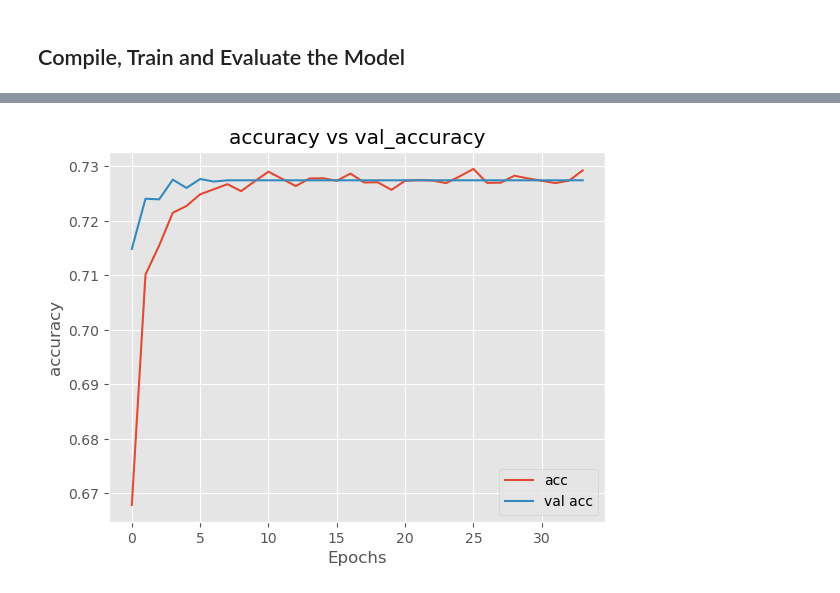
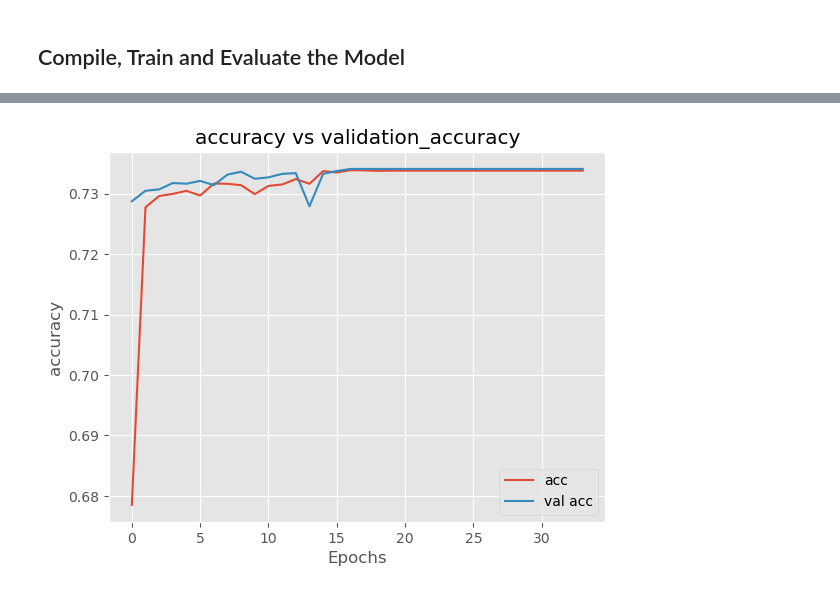
Before and after one commit to BMO777/deep-learning-challenge, a Jupyter notebook: Deep_Learning/AlphabetSoupCharity_Optimization.ipynb, the cells around one changed output, grey strips where cells are left out. Cells and saved outputs as stored; diff of their text form; code cells hidden in the pictures.

```diff
--- a/Deep_Learning/AlphabetSoupCharity_Optimization.ipynb
+++ b/Deep_Learning/AlphabetSoupCharity_Optimization.ipynb
@@ -171,29 +175,31 @@ X_test_scaled = X_scaler.transform(X_test)
 # %%
 # Define the model - deep neural net, i.e., the number of input features and hidden nodes for each layer.
 number_input_features = X_train.shape[1]
-hidden_nodes_layer1 =  160
-hidden_nodes_layer2 = 80
-hidden_nodes_layer3 = 40
+hidden_nodes_layer1 = 512
+hidden_nodes_layer2 = 512//2
+hidden_nodes_layer3 = 512//4
+hidden_nodes_layer4 = 512//8
+hidden_nodes_layer5 = 512//16
 
 nn = tf.keras.models.Sequential()
 
 # First hidden layer
-nn.add(tf.keras.layers.Dense(units=hidden_nodes_layer1, input_dim=number_input_features, activation='leaky_relu'))
-nn.add(tf.keras.layers.Dropout(0.3))
+nn.add(tf.keras.layers.Dense(units=hidden_nodes_layer1, input_dim=number_input_features, activation='relu'))
+nn.add(tf.keras.layers.BatchNormalization())
 # Second hidden layer
-nn.add(tf.keras.layers.Dense(units=hidden_nodes_layer2, activation='leaky_relu'))
-nn.add(tf.keras.layers.Dropout(0.3))
+nn.add(tf.keras.layers.Dense(units=hidden_nodes_layer2, activation='relu'))
+nn.add(tf.keras.layers.BatchNormalization())
 # Third hidden layer
-nn.add(tf.keras.layers.Dense(units=hidden_nodes_layer3, activation='leaky_relu'))
-nn.add(tf.keras.layers.Dropout(0.3))
+nn.add(tf.keras.layers.Dense(units=hidden_nodes_layer3, activation='relu'))
+nn.add(tf.keras.layers.BatchNormalization())
 # hidden layer 4
-nn.add(tf.keras.layers.Dense(units=20, activation='leaky_relu'))
-nn.add(tf.keras.layers.Dropout(0.3))
+nn.add(tf.keras.layers.Dense(units=hidden_nodes_layer4, activation='relu'))
+nn.add(tf.keras.layers.BatchNormalization())
 # hidden layer 5
-nn.add(tf.keras.layers.Dense(units=10, activation="leaky_relu"))
+nn.add(tf.keras.layers.Dense(units=hidden_nodes_layer5, activation="relu"))
 
 # Output layer"
-nn.add(tf.keras.layers.Dense(units=1, activation="tanh"))
+nn.add(tf.keras.layers.Dense(units=1, activation="sigmoid"))
 
 
 # Check the structure of the model
@@ -231,7 +241,7 @@ _________________________________________________________________
 nn.compile(loss="binary_crossentropy", optimizer="adam", metrics=["accuracy"])
 # %%
 #add halt training method to reduce unneeded epochs based on loss plateau https://stackoverflow.com/questions/66530274/tricks-to-improve-cnn-model-performance
-es=tf.keras.callbacks.EarlyStopping( monitor="val_loss", patience=3,
+es=tf.keras.callbacks.EarlyStopping( monitor="val_loss", patience=10,
                                      verbose=1,  restore_best_weights=True)
 rlronp=tf.keras.callbacks.ReduceLROnPlateau( monitor="val_loss", factor=0.3, patience=1,
                                              verbose=1)
@@ -263,15 +273,15 @@ Loss: 0.5613056421279907, Accuracy: 0.7263362407684326
 # %%
 # Plot the model history
 plt.style.use('ggplot')
 plt.plot(fit_model.history['accuracy'], label = 'acc')
 plt.plot(fit_model.history['val_accuracy'], label='val acc')
-plt.title("accuracy vs val_accuracy")
+plt.title("accuracy vs validation_accuracy")
 plt.xlabel("Epochs")
 plt.ylabel("accuracy")
 plt.legend()
 plt.show()
 # %% [output]
-[figure, old version]
+[figure, new version]
 # %%
 # Export our model to HDF5 file
 nn.save("AlphabetSoupCharity_Optimization2.h5")
```
Also changed, not shown: parts of 9 cells of this notebook.
